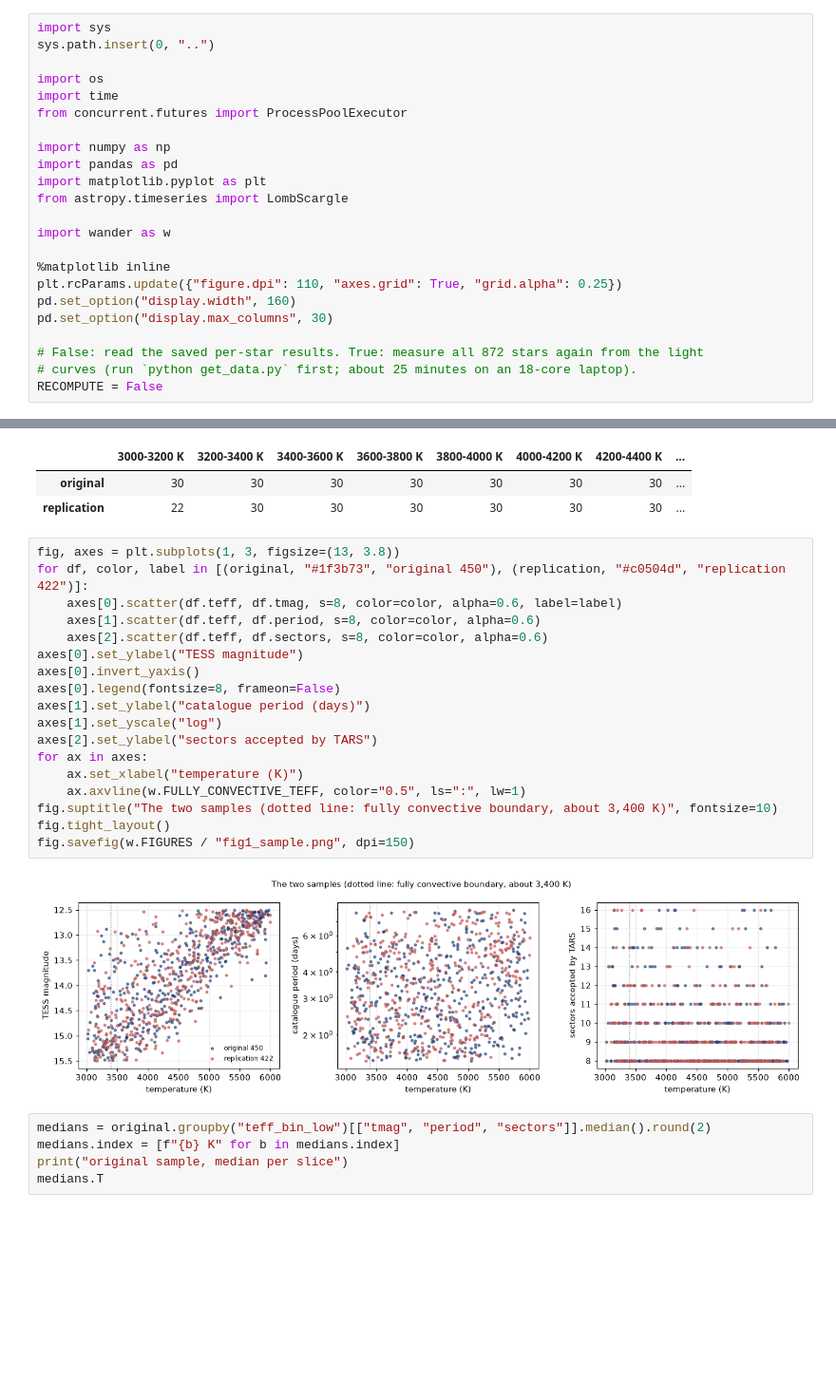
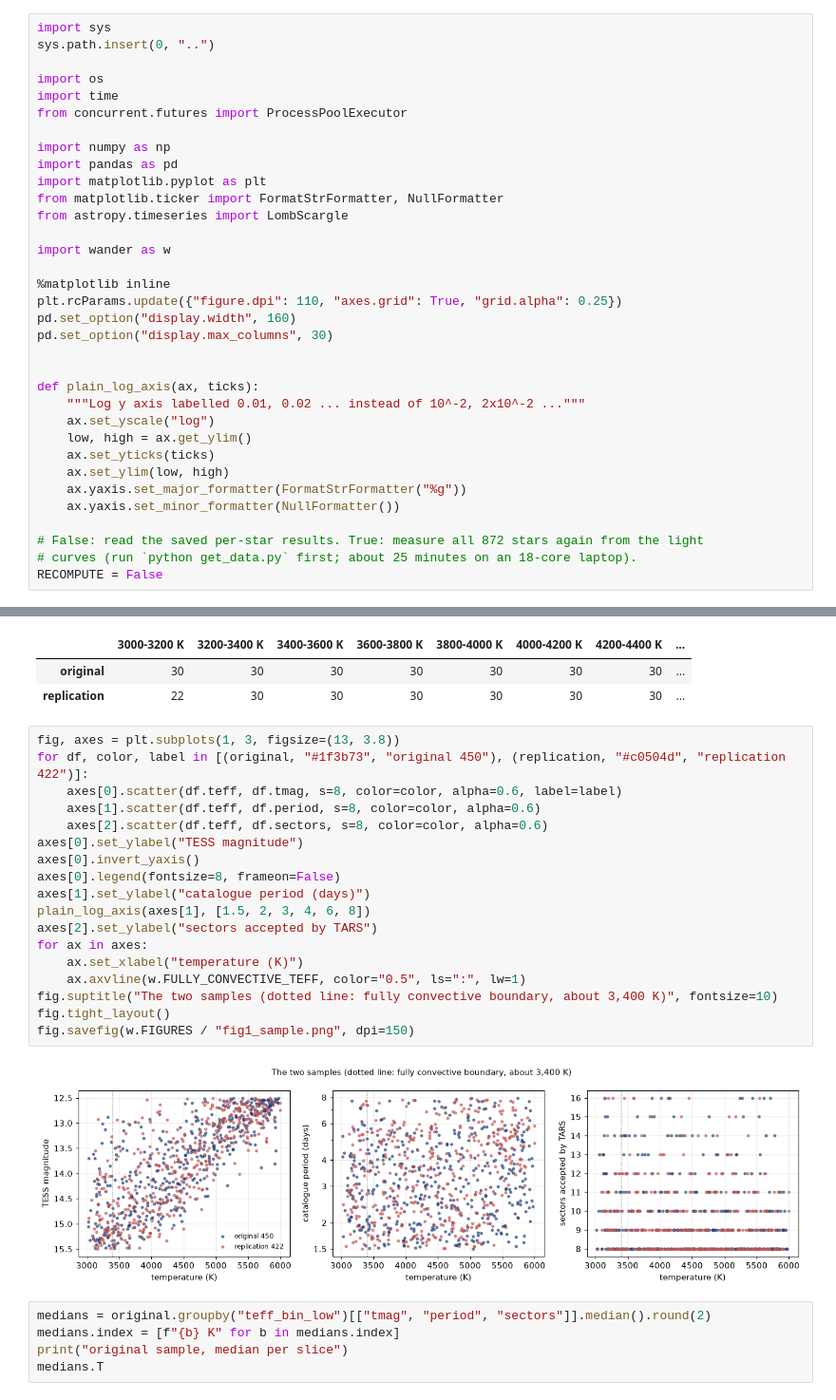
Before and after one commit to aditrivaishnavi/cooler-stars-keep-better-time, a Jupyter notebook: notebooks/1_measuring_the_wander.ipynb, the cells around one changed output, grey strips where cells are left out. Shown at 95% size. Drawn from its saved outputs; the diff is of its cells as text; blank space fills up the shorter version.

```diff
--- a/notebooks/1_measuring_the_wander.ipynb
+++ b/notebooks/1_measuring_the_wander.ipynb
@@ -21,6 +21,7 @@ from concurrent.futures import ProcessPoolExecutor
 import numpy as np
 import pandas as pd
 import matplotlib.pyplot as plt
+from matplotlib.ticker import FormatStrFormatter, NullFormatter
 from astropy.timeseries import LombScargle
 
 import wander as w
@@ -30,6 +31,16 @@ plt.rcParams.update({"figure.dpi": 110, "axes.grid": True, "grid.alpha": 0.25})
 pd.set_option("display.width", 160)
 pd.set_option("display.max_columns", 30)
 
+
+def plain_log_axis(ax, ticks):
+    """Log y axis labelled 0.01, 0.02 ... instead of 10^-2, 2x10^-2 ..."""
+    ax.set_yscale("log")
+    low, high = ax.get_ylim()
+    ax.set_yticks(ticks)
+    ax.set_ylim(low, high)
+    ax.yaxis.set_major_formatter(FormatStrFormatter("%g"))
+    ax.yaxis.set_minor_formatter(NullFormatter())
+
 # False: read the saved per-star results. True: measure all 872 stars again from the light
 # curves (run `python get_data.py` first; about 25 minutes on an 18-core laptop).
 RECOMPUTE = False
@@ -68,23 +79,23 @@ replication  Tmag 12.50 to 15.49, period 1.50 to 7.92 d, 8 to 16 sectors, 180 wi
 # %%
 fig, axes = plt.subplots(1, 3, figsize=(13, 3.8))
 for df, color, label in [(original, "#1f3b73", "original 450"), (replication, "#c0504d", "replication 422")]:
     axes[0].scatter(df.teff, df.tmag, s=8, color=color, alpha=0.6, label=label)
     axes[1].scatter(df.teff, df.period, s=8, color=color, alpha=0.6)
     axes[2].scatter(df.teff, df.sectors, s=8, color=color, alpha=0.6)
 axes[0].set_ylabel("TESS magnitude")
 axes[0].invert_yaxis()
 axes[0].legend(fontsize=8, frameon=False)
 axes[1].set_ylabel("catalogue period (days)")
-axes[1].set_yscale("log")
+plain_log_axis(axes[1], [1.5, 2, 3, 4, 6, 8])
 axes[2].set_ylabel("sectors accepted by TARS")
 for ax in axes:
     ax.set_xlabel("temperature (K)")
     ax.axvline(w.FULLY_CONVECTIVE_TEFF, color="0.5", ls=":", lw=1)
 fig.suptitle("The two samples (dotted line: fully convective boundary, about 3,400 K)", fontsize=10)
 fig.tight_layout()
 fig.savefig(w.FIGURES / "fig1_sample.png", dpi=150)
 # %% [output]
-[figure, old version]
+[figure, new version]
 # %%
 medians = original.groupby("teff_bin_low")[["tmag", "period", "sectors"]].median().round(2)
 medians.index = [f"{b} K" for b in medians.index]
```
Also changed, not shown: parts of 3 cells of this notebook, 6 other files.
